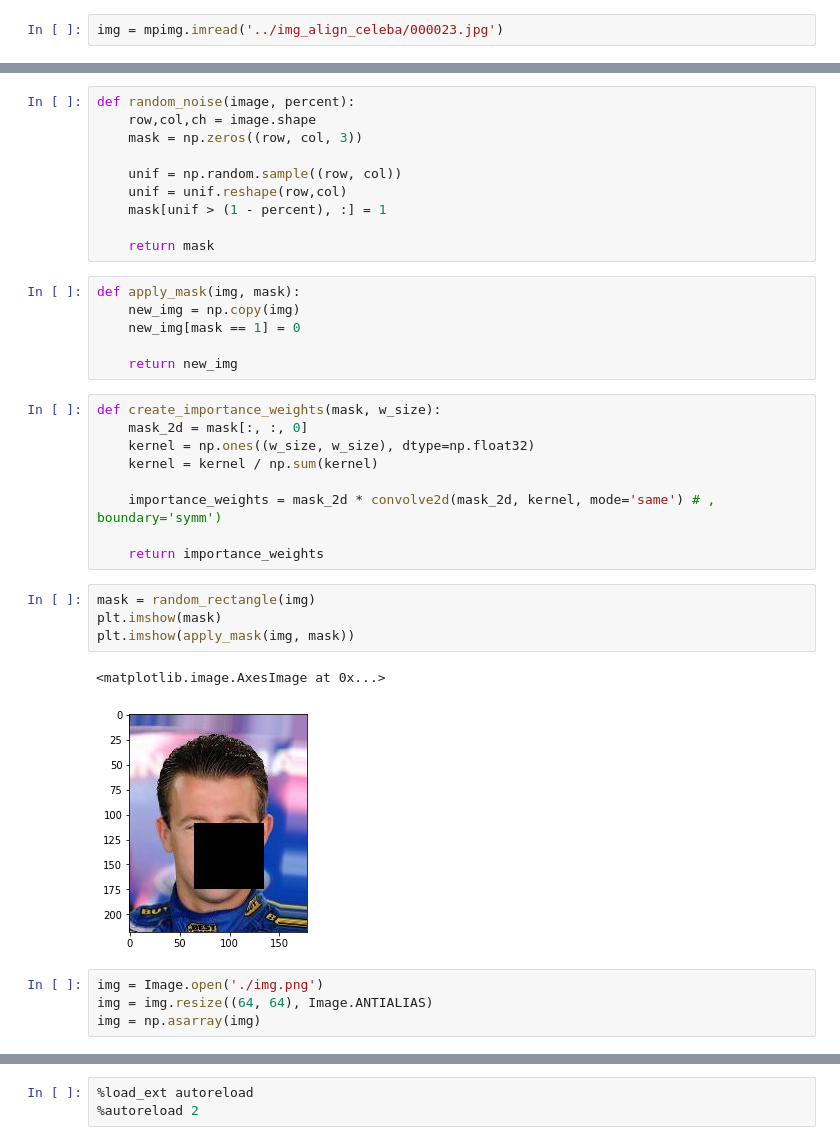
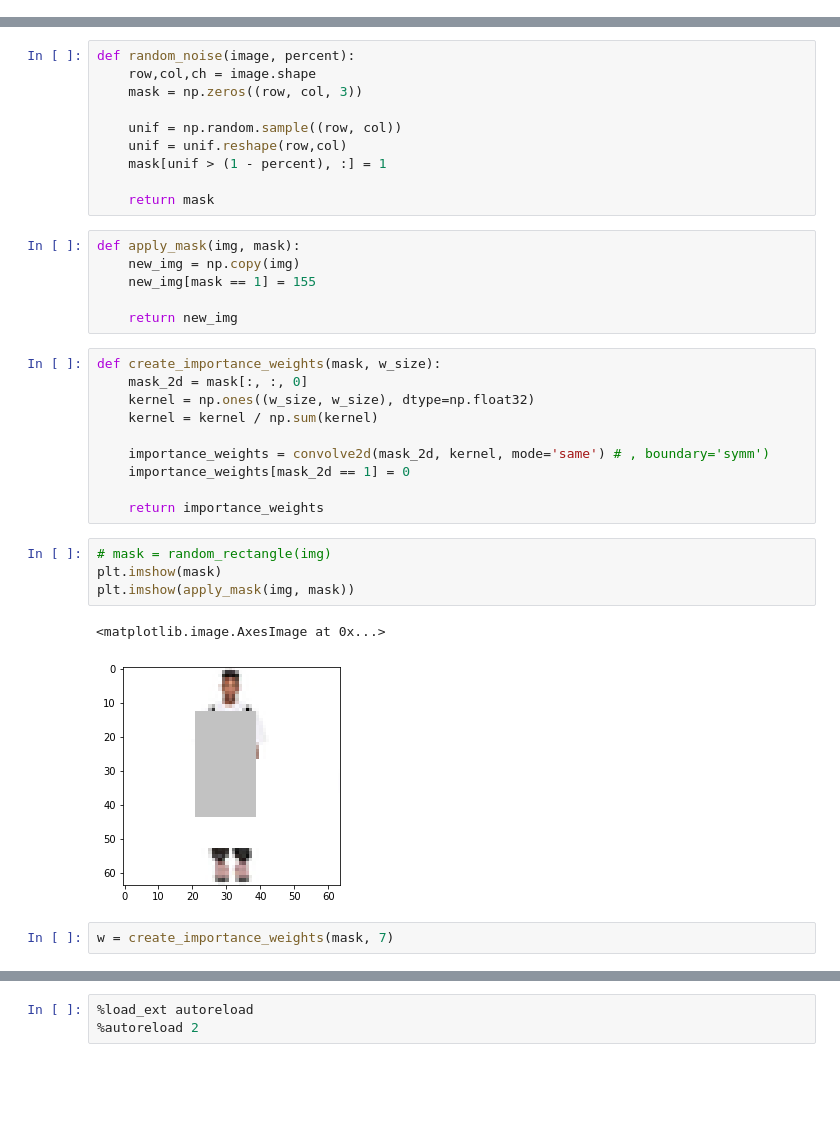
Before and after one commit to filipovskid/image-inpainting, a Jupyter notebook: src/playground.ipynb, the cells around one changed output, grey strips where cells are left out. Saved outputs shown, nothing was run; the diff lists cells and outputs as text; blank space fills up the shorter version.

Commit message:
Fixed inpaint model incompatibilities and changed mask generator

```diff
--- a/src/playground.ipynb
+++ b/src/playground.ipynb
@@ -25,5 +16,3 @@ sys.executable
-# %%
-img = mpimg.imread('../img_align_celeba/000023.jpg')
 # %%
 plt.imshow(img)
 # %% [output]
@@ -84,7 +73,7 @@ def random_noise(image, percent):
 # %%
 def apply_mask(img, mask):
     new_img = np.copy(img)
-    new_img[mask == 1] = 0
+    new_img[mask == 1] = 155
 
     return new_img
 # %%
@@ -93,17 +82,16 @@ def create_importance_weights(mask, w_size):
     kernel = np.ones((w_size, w_size), dtype=np.float32)
     kernel = kernel / np.sum(kernel)
 
-    importance_weights = mask_2d * convolve2d(mask_2d, kernel, mode='same') # , boundary='symm')
+    importance_weights = convolve2d(mask_2d, kernel, mode='same') # , boundary='symm')
+    importance_weights[mask_2d == 1] = 0
 
     return importance_weights
 # %%
-mask = random_rectangle(img)
+# mask = random_rectangle(img)
 plt.imshow(mask)
 plt.imshow(apply_mask(img, mask))
 # %% [output]
 <matplotlib.image.AxesImage at 0x...>
-[figure, old version]
+[figure, new version]
-# %%
-img = Image.open('./img.png')
-img = img.resize((64, 64), Image.ANTIALIAS)
-img = np.asarray(img)
+# %%
+w = create_importance_weights(mask, 7)
```
Also changed, not shown: parts of 10 cells of this notebook, 3 other files.
